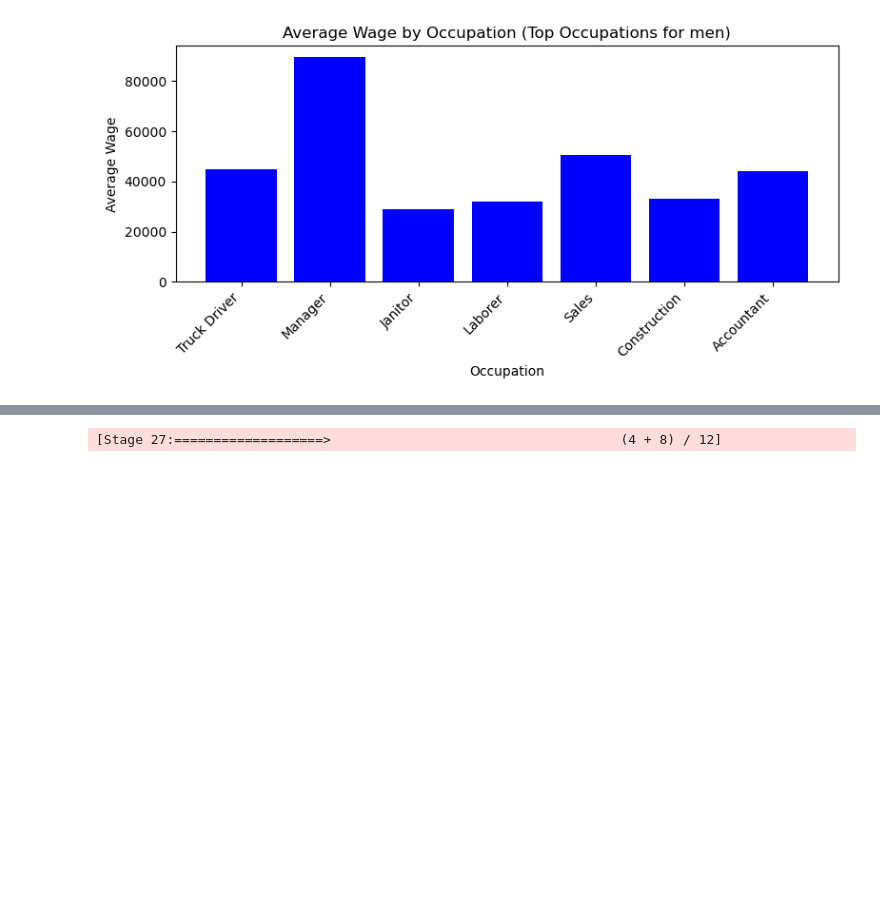
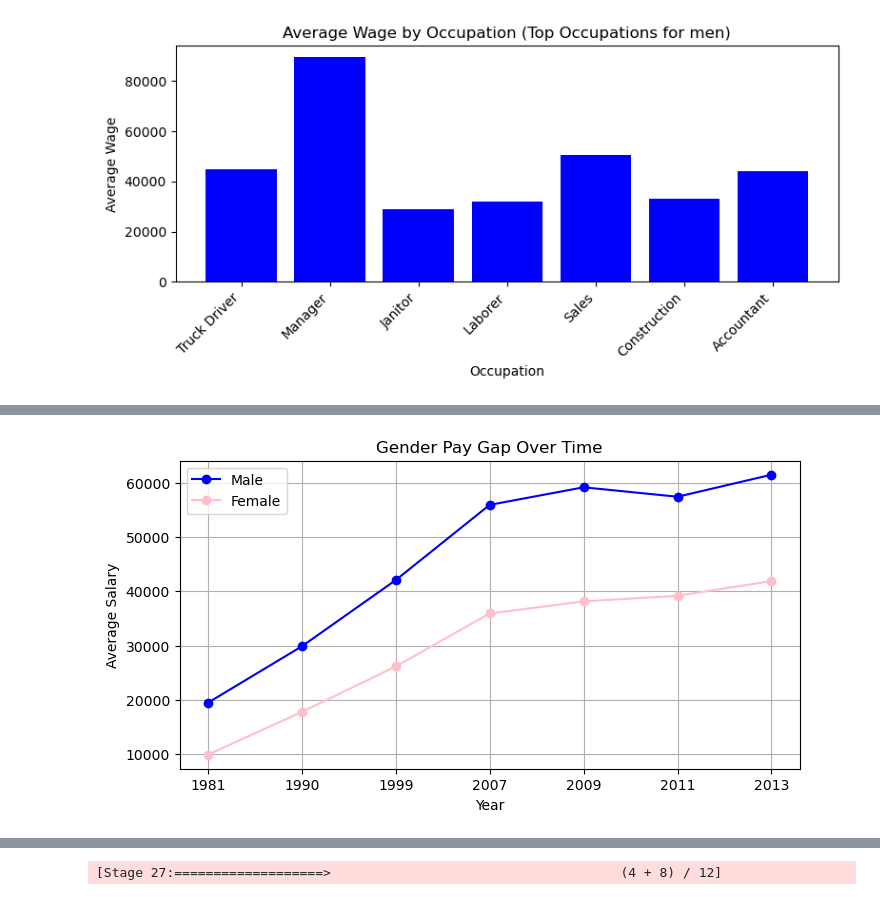
Before and after one commit to JMiceli7/gender-gap-analysis, a Jupyter notebook: gender_gap_analysis.ipynb, the cells around one changed output, grey strips where cells are left out. Drawn from its saved outputs; the diff is of its cells as text; code cells hidden in the pictures; blank space fills up the shorter version.

```diff
--- a/gender_gap_analysis.ipynb
+++ b/gender_gap_analysis.ipynb
@@ -404,0 +439,28 @@ plt.show()
+# %%
+male_data = combined_df[combined_df['sex_1'] == 'male']
+female_data = combined_df[combined_df['sex_1'] == 'female']
+
+# First, calculate average salary for males and females grouped by year
+avg_salary_male_year = male_data.groupBy('year').agg({'incwage': 'mean'}).withColumnRenamed('avg(incwage)', 'avg_salary')
+avg_salary_female_year = female_data.groupBy('year').agg({'incwage': 'mean'}).withColumnRenamed('avg(incwage)', 'avg_salary')
+
+# Convert the results to Pandas DataFrames for plotting
+avg_salary_male_year_pd = avg_salary_male_year.toPandas()
+avg_salary_female_year_pd = avg_salary_female_year.toPandas()
+
+# Plotting
+plt.figure(figsize=(8, 4))
+plt.plot(avg_salary_male_year_pd['year'], avg_salary_male_year_pd['avg_salary'], label='Male', color='blue', marker='o')
+plt.plot(avg_salary_female_year_pd['year'], avg_salary_female_year_pd['avg_salary'], label='Female', color='pink', marker='o')
+
+# Add labels and title
+plt.xlabel('Year')
+plt.ylabel('Average Salary')
+plt.title('Gender Pay Gap Over Time')
+plt.legend()
+
+# Show the plot
+plt.grid(True)
+plt.show()
+# %% [output]
+[figure, added]
```
Also changed, not shown: parts of 12 cells of this notebook.
